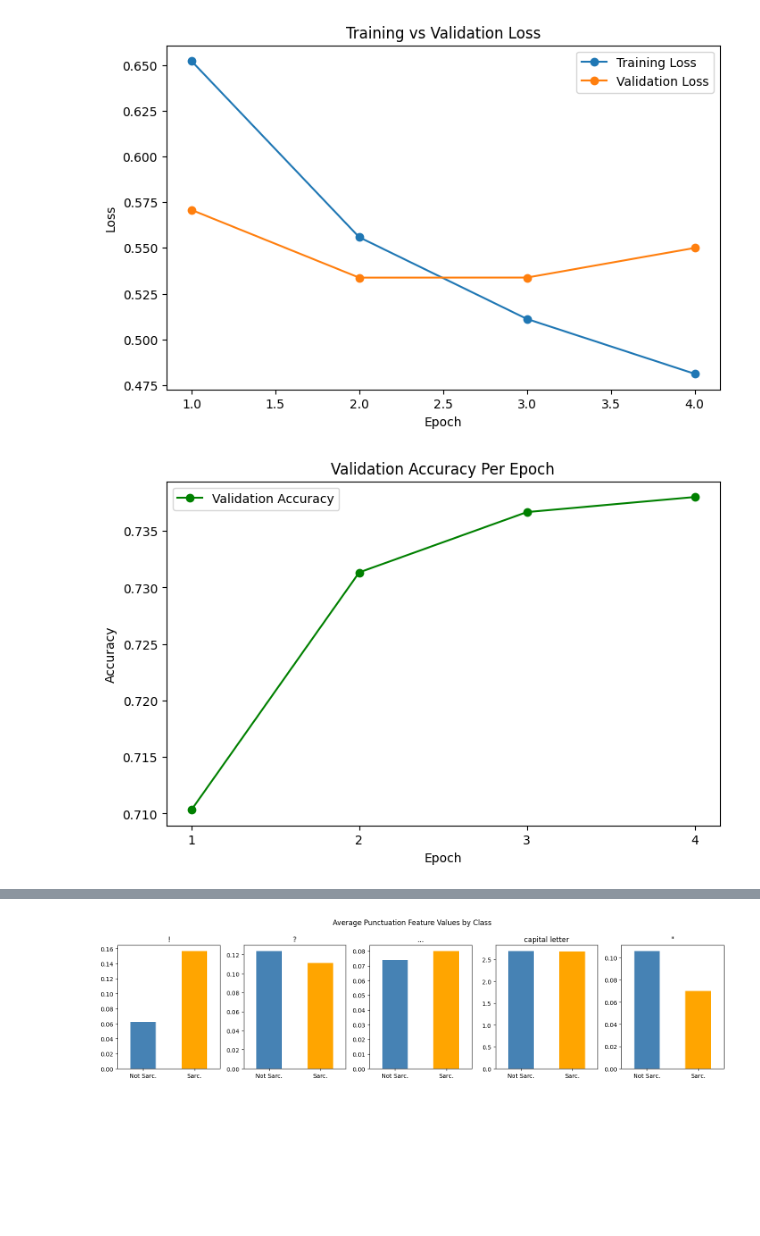
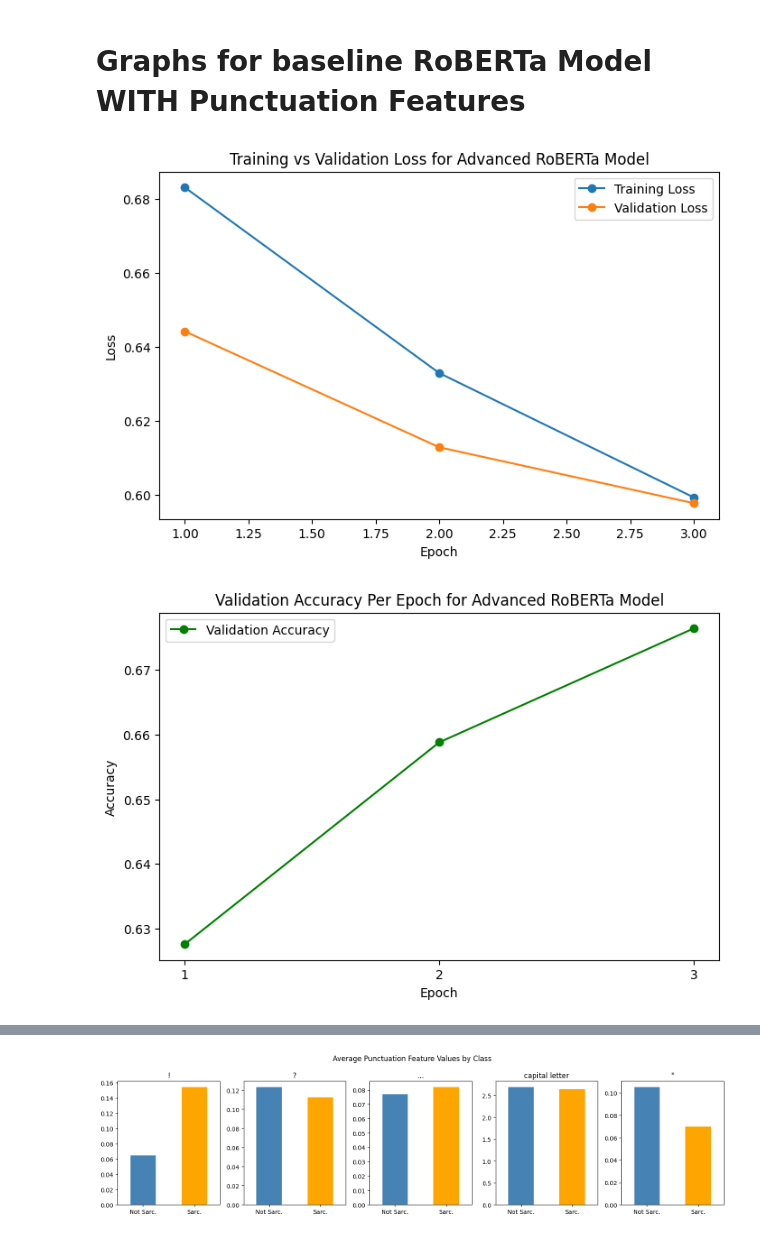
Before and after one commit to Jwong611/Sarcasm, a Jupyter notebook: main.ipynb, the cells around one changed output, grey strips where cells are left out. Drawn from its saved outputs; the diff is of its cells as text; code cells hidden in the pictures; blank space fills up the shorter version.

```diff
--- a/main.ipynb
+++ b/main.ipynb
@@ -276,0 +338,19 @@ Early stopping triggered — loading best model.
+# %%
+train_loader, val_loader, test_loader = loaders("/content/drive/MyDrive/merged_data.csv", use_features=True)
+
+advanced_model = RobertaWithFeatures(num_extra_features=0).to(device)
+advanced_model.float()
+
+for name, param in advanced_model.roberta.named_parameters():
+    if "embeddings" in name:
+        param.requires_grad = False
+
+
+print("Training Loop for Advanced Model")
+advanced_model, train_losses, val_losses, val_accs = train_model(
+    advanced_model, train_loader, val_loader, model_name="full"
+)
+
+
+print("Evaluation of Advanced Model")
+loss, acc, labels, preds = evaluate_model(advanced_model, test_loader)
@@ -277,31 +399,32 @@ Early stopping triggered — loading best model.
+# %% [markdown]
+# Graphs for baseline RoBERTa Model WITH Punctuation Features
 # %%
-# FIGURE 2: Training loss curve
+# Training VS Validation loss curve
 import matplotlib.pyplot as plt
 
-# After training, plot both:
 plt.figure(figsize=(8,5))
-plt.plot(range(1, len(train_losses)+1), train_losses, marker='o', label='Training Loss')
-plt.plot(range(1, len(val_losses)+1), val_losses, marker='o', label='Validation Loss')
+plt.plot(range(1, len(train_losses)+1), train_losses, marker='o', label = 'Training Loss')
+plt.plot(range(1, len(val_losses)+1), val_losses, marker='o', label = 'Validation Loss')
 plt.xlabel('Epoch')
 plt.ylabel('Loss')
-plt.title('Training vs Validation Loss')
+plt.title('Training vs Validation Loss for Advanced RoBERTa Model')
 plt.legend()
-plt.savefig('loss_curve.png', dpi=150, bbox_inches='tight')
+plt.savefig('advanced_loss_curve.png', dpi=150, bbox_inches='tight')
 plt.show()
 # %% [output]
-[figure, old version]
+[figure, new version]
 # %%
-# FIGURE 3 : Validation
+# Validation Accuracy Per Epoch
 import matplotlib.pyplot as plt
 
 plt.figure(figsize=(8,5))
-plt.plot(range(1, len(val_accuracies)+1), val_accuracies, marker='o', color='green', label='Validation Accuracy')
+plt.plot(range(1, len(val_accs)+1), val_accs, marker='o', color='green', label='Validation Accuracy')
 plt.xlabel('Epoch')
 plt.ylabel('Accuracy')
-plt.title('Validation Accuracy Per Epoch')
-plt.xticks(range(1, len(val_accuracies)+1))
+plt.title('Validation Accuracy Per Epoch for Advanced RoBERTa Model')
+plt.xticks(range(1, len(val_accs)+1))
 plt.legend()
-plt.savefig('val_accuracy.png', dpi=150, bbox_inches='tight')
+plt.savefig('advanced_val_accuracy.png', dpi=150, bbox_inches='tight')
 plt.show()
 # %% [output]
-[figure, old version]
+[figure, new version]
```
Also changed, not shown: parts of 23 cells of this notebook, 6 other files.
